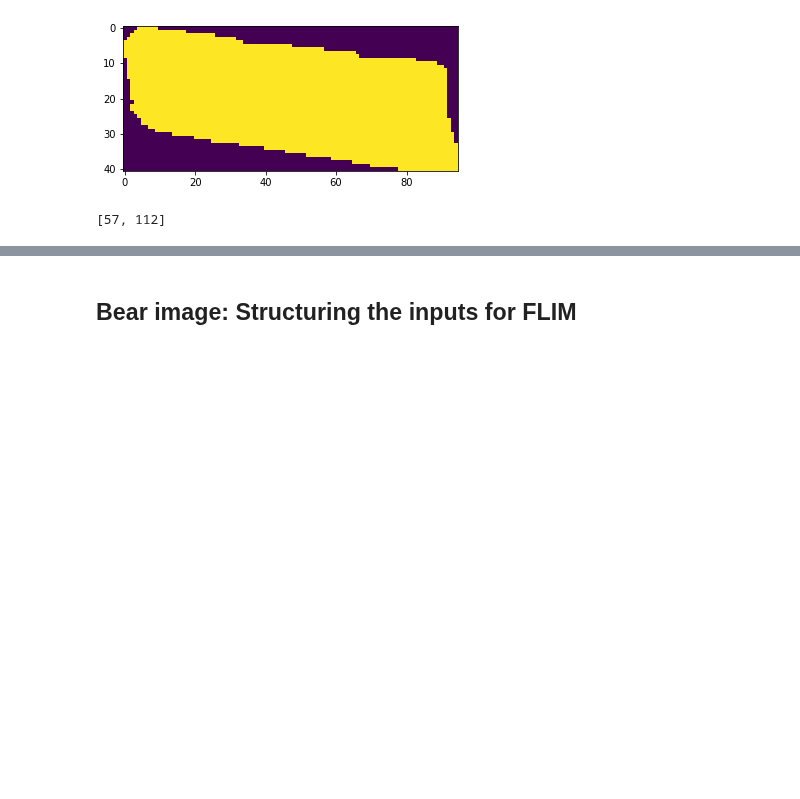
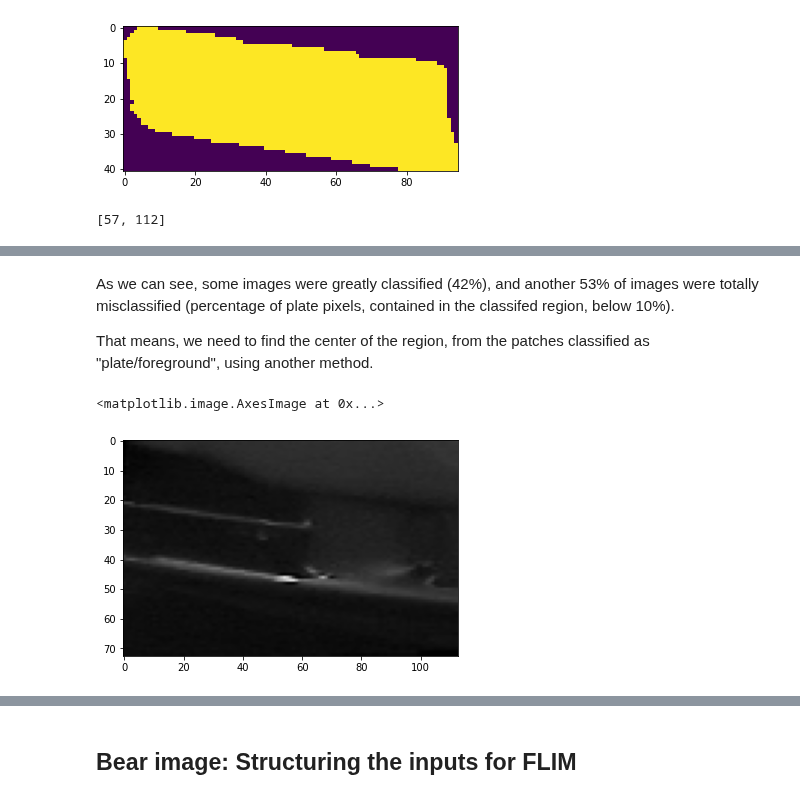
Before and after one commit to aissahm/image_analysis, a Jupyter notebook: FLIM_experiment.ipynb, the cells around one changed output, grey strips where cells are left out. Drawn from its saved outputs; the diff is of its cells as text; code cells hidden in the pictures; blank space fills up the shorter version.

```diff
--- a/FLIM_experiment.ipynb
+++ b/FLIM_experiment.ipynb
@@ -647,7 +647,7 @@ architecture = {
                     "stride": 1,
                     "padding": 2,
                     "dilation": 1,
-                    "number_of_kernels_per_marker": 6
+                    "number_of_kernels_per_marker": 15
                 }
             },
 
@@ -948,8 +933,7 @@ random.choice(list(dic))
 # %% [markdown]
 **We select which bands to include in the training set and prepare the training set to train SVM**
 # %%
-validation_set_Percentage_size = 0.1
-
+validation_set_Percentage_size = 0.2
 selected_Bands_Array = []
 
 y_validation, x_validation, y_train, x_train = returnTrainingValidationSets(FLIMmodelBatchOutput, selected_Bands_Array, validation_set_Percentage_size)
@@ -967,0 +956,12 @@ Accuracy: 0.8181818181818182
+# %%
+from sklearn.neural_network import MLPClassifier
+
+#Create a svm Classifier
+clf = MLPClassifier(random_state=1, max_iter=900)
+
+clf.fit(x_train, y_train)
+
+#Predict the response for test dataset
+y_pred = clf.predict(x_validation)
+
+print("Accuracy:",metrics.accuracy_score(y_validation, y_pred))
@@ -1070,0 +1197,11 @@ def returnRegionCenterCoordinates(patchesBatchSet, SVMPatchesBatchSetClassificat
+# %%
+region_width = 125
+region_height = 85
+
+mask_foldername = "plates/"
+
+plates_classified_patches_coordinates_object =  returnPlateClassifiedPatchesCenterCoordinates(TestFLIMmodelBatchOutput, y_lab_test_pred)
+
+plates_Classified_Patches_Average_Coordinates_Object  = returnPlateClassifiedPatchesAverageCoordinates(plates_classified_patches_coordinates_object)
+
+percentage_plate_pixels_inside_classified_average_region_object = returnPercentagePlatePixelsInsideClassifiedAverageRegion(mask_foldername, plates_Classified_Patches_Average_Coordinates_Object, region_width, region_height)
@@ -1070,0 +1279,21 @@ def returnRegionCenterCoordinates(patchesBatchSet, SVMPatchesBatchSetClassificat
+# %% [markdown]
+As we can see, some images were greatly classified (42%), and another 53% of images were totally misclassified (percentage of plate pixels, contained in the classifed region, below 10%).
+
+That means, we need to find the center of the region, from the patches classified as "plate/foreground", using another method.
+# %%
+image_id = "0192"
+
+plates_Classified_Patches_Average_Coordinates_Object[image_id]
+
+image = cv2.imread("plates/orig_" + image_id +".png")
+
+xmin = int(plates_Classified_Patches_Average_Coordinates_Object[image_id][0] - region_width // 2)
+xmax = int(plates_Classified_Patches_Average_Coordinates_Object[image_id][0] + region_width // 2)
+
+ymin = int(plates_Classified_Patches_Average_Coordinates_Object[image_id][1] - region_height // 2)
+ymax = int(plates_Classified_Patches_Average_Coordinates_Object[image_id][1] + region_height // 2)
+
+plt.imshow(image[ymin:ymax, xmin:xmax])
+# %% [output]
+<matplotlib.image.AxesImage at 0x...>
+[figure, added]
```
Also changed, not shown: parts of 33 cells of this notebook.
